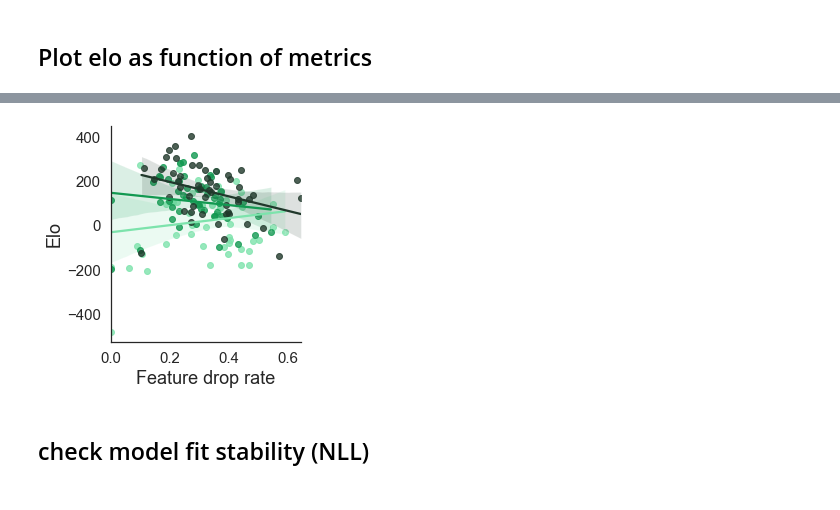
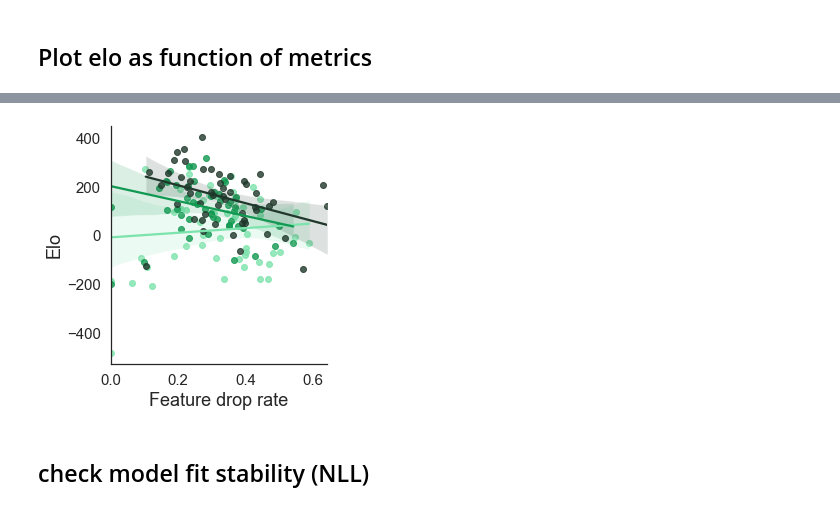
Before and after one commit to sinabolouki/fourinarow_analyses, a Jupyter notebook: Analysis notebooks/new/Age Plots.ipynb, the cells around one changed output, grey strips where cells are left out. Drawn from its saved outputs; the diff is of its cells as text; code cells hidden in the pictures.

```diff
--- a/Analysis notebooks/new/Age Plots.ipynb
+++ b/Analysis notebooks/new/Age Plots.ipynb
@@ -633,18 +642,18 @@ elo_pd_plot.fig.savefig("../data/elo_pd.pdf", dpi=300, bbox_inches='tight')
 # %%
-elo_fd_plot = sns.lmplot(data=meanMetrics, y="elo", x="feature drop rate", hue = "ageBinNr", palette = age_colors, height = 4)
+elo_fd_plot = sns.lmplot(data=meanMetrics, y="elo", x="feature drop rate", hue = "ageBinNr", palette = age_colors, height = 4, robust = True)
 elo_fd_plot.axes[0,0].set_xlabel('Feature drop rate')
 elo_fd_plot.axes[0,0].set_ylabel('Elo')
 elo_fd_plot.axes[0,0].set_xticks(np.arange(0, 0.8, 0.2))
 elo_fd_plot._legend.remove()
 
 elo_fd_plot.fig.savefig("../data/elo_fdr.pdf", dpi=300, bbox_inches='tight')
 
 #new_title = 'Age group'
 #elo_fd_plot._legend.set_title(new_title)
 #new_labels = ['8 to 12', '13 to 17', '18 to 25']
 #for t, l in zip(elo_fd_plot._legend.texts, new_labels): t.set_text(l)
 # %% [output]
-[figure, old version]
+[figure, new version]
 # %% [markdown]
 ## check model fit stability (NLL)
 # %%
```
Also changed, not shown: parts of 15 cells of this notebook.
